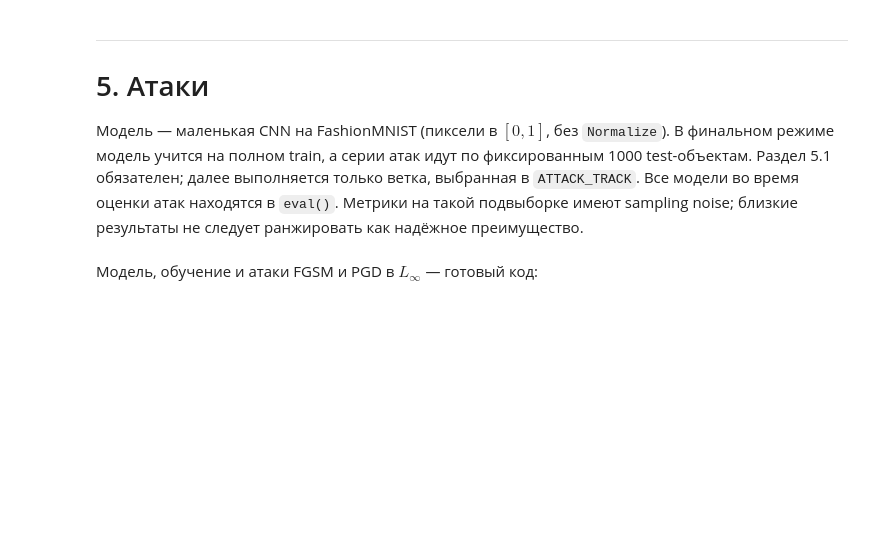
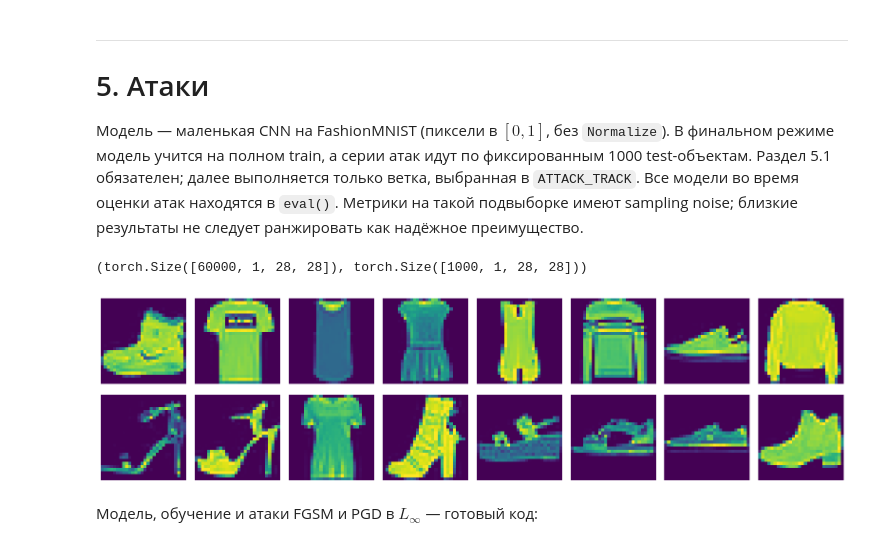
Before and after one commit to vorandpav/DeepLearining, a Jupyter notebook: hw1/hw1.ipynb, the cells around one changed output. Saved outputs shown, nothing was run; the diff lists cells and outputs as text; code cells hidden in the pictures; blank space fills up the shorter version.

```diff
--- a/hw1/hw1.ipynb
+++ b/hw1/hw1.ipynb
@@ -73,8 +80,8 @@ device
 # %%
-FAST_MODE = True   # True — отладка, False — финальный прогон
+FAST_MODE = False  # True — отладка, False — финальный прогон
 DATA_ROOT = './data'
-ATTACK_TRACK = 'targeted'   # 'targeted' (5.2) или 'transfer' (5.3)
-BONUS_TASKS = set()        # например {'7.2', '7.4'}; пустое множество отключает все бонусы
+ATTACK_TRACK = 'targeted'  # 'targeted' (5.2) или 'transfer' (5.3)
+BONUS_TASKS = {'7.2', '7.4', '7.5', '7.1'}  # например {'7.2', '7.4'}; пустое множество отключает все бонусы
 assert ATTACK_TRACK in {'targeted', 'transfer'}
 assert BONUS_TASKS <= {'7.1', '7.2', '7.3', '7.4', '7.5'}
 RUN_TIMES = {}
@@ -268,0 +392,6 @@ for name, layers in RF_ARCHS.items():
+# %%
+s = set()
+for _ in range(1000):
+    for name, layers in RF_ARCHS.items():
+        s.add(empirical_rf(make_avg_net(layers, max_pool=True)))
+print(s)
@@ -469,16 +789,27 @@ $$
 # %%
 INITS = {
-    'N(0, 0.01^2)':    lambda w: nn.init.normal_(w, std=0.01),
+    'N(0, 0.01^2)': lambda w: nn.init.normal_(w, std=0.01),
     'PyTorch default': lambda w: nn.init.kaiming_uniform_(w, a=math.sqrt(5)),
-    'Xavier':          nn.init.xavier_normal_,
-    'Kaiming':         lambda w: nn.init.kaiming_normal_(w, nonlinearity='relu'),
+    'Xavier': nn.init.xavier_normal_,
+    'Kaiming': lambda w: nn.init.kaiming_normal_(w, nonlinearity='relu'),
 }
 
 
 def activation_stds(init, act, depth=50, width=256, n=1024, seed=0):
     torch.manual_seed(seed)
-    # ваш код
-    raise NotImplementedError
+
+    x = torch.randn(n, width)
+
+    stds = []
+
+    with torch.no_grad():
+        for _ in range(depth):
+            layer = nn.Linear(width, width, bias=False)
+            init(layer.weight)
+            x = act(layer(x))
+            stds.append(x.std().item())
+
+    return stds
 # %%
 stds = {(name, act_name): activation_stds(init, act)
         for name, init in INITS.items() for act_name, act in [('tanh', torch.tanh), ('ReLU', torch.relu)]}
@@ -853,6 +1397,17 @@ def fm_tensors(ds, n):
 XF_train, YF_train = fm_tensors(fm_train, N_FM_TRAIN)
 XF_test, YF_test = fm_tensors(fm_test, N_FM_TEST)
 XF_train.shape, XF_test.shape
+# %% [output]
+(torch.Size([60000, 1, 28, 28]), torch.Size([1000, 1, 28, 28]))
+# %%
+fig, axes = plt.subplots(2, 8, figsize=(16, 4.5))
+for ax, i in zip(axes.flat, range(16)):
+    ax.imshow(XF_train[i].permute(1, 2, 0).cpu())
+    ax.axis('off')
+plt.tight_layout()
+plt.show()
+# %% [output]
+[figure, added]
 # %% [markdown]
 Модель, обучение и атаки FGSM и PGD в $L_\infty$ — готовый код:
 # %%
```
Also changed, not shown: parts of 89 cells of this notebook, 4 other files.
